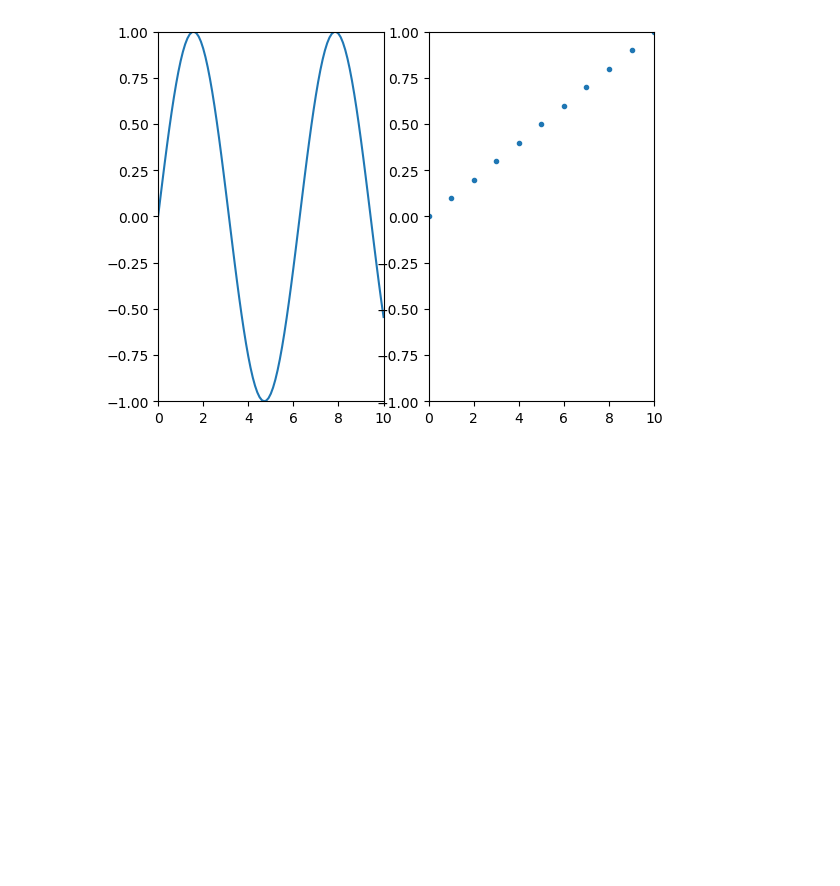
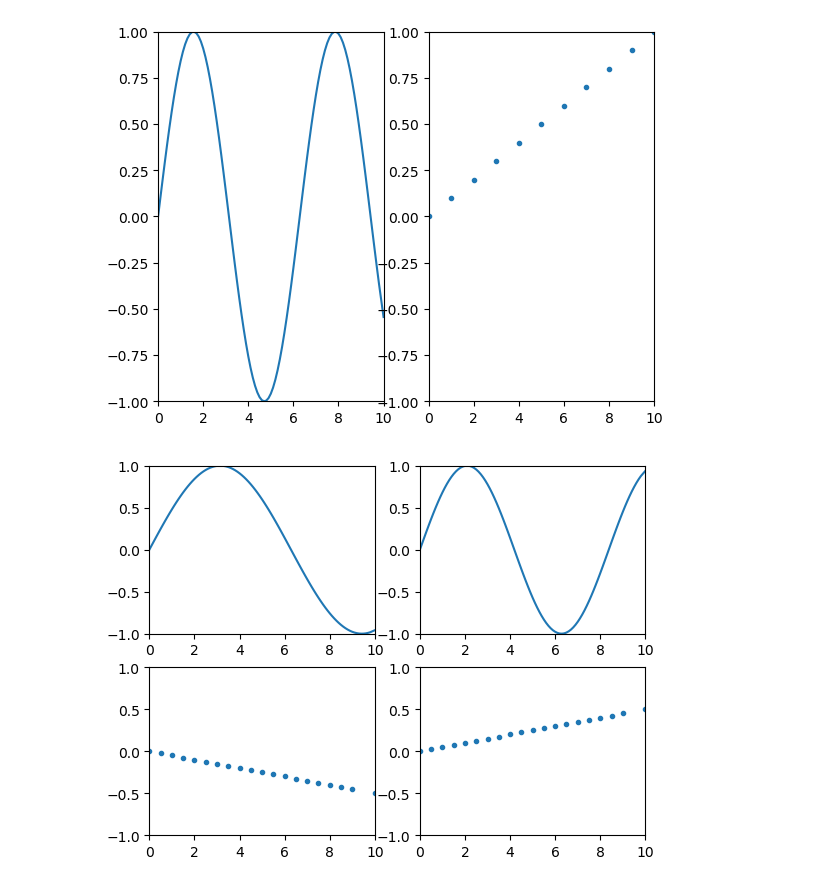
Before and after one commit to red-data-tools/charty, a Jupyter notebook: examples/Composing Elements.ipynb, the cells around one changed output. Cells and saved outputs as stored; diff of their text form; code cells hidden in the pictures; blank space fills up the shorter version.

Commit message:
Grid layout

```diff
--- a/examples/Composing Elements.ipynb
+++ b/examples/Composing Elements.ipynb
@@ -35,3 +35,24 @@ layout << scatter
 layout.render
 # %% [output]
 [figure]
+# %%
+curve_list = [0.5, 0.75].map do |f|
+  rdv.curve(f:f) do
+    function {|x| Math.sin(f*x) }
+    range x: 0..10, y: -1..1
+  end
+end
+
+scatter_list = [-0.5, 0.5].map do |f|
+   rdv.scatter(f: f) do
+    series Rdv::Linspace.new(0..10, 20), Rdv::Linspace.new(0..f, 20)
+    range x: 0..10, y: -1..1
+  end
+end
+
+grid_layout = rdv.layout(:grid2x2)
+grid_layout << curve_list
+grid_layout << scatter_list
+grid_layout.render
+# %% [output]
+[figure, added]
```
Also changed, not shown: parts of 3 cells of this notebook, 5 other files.
